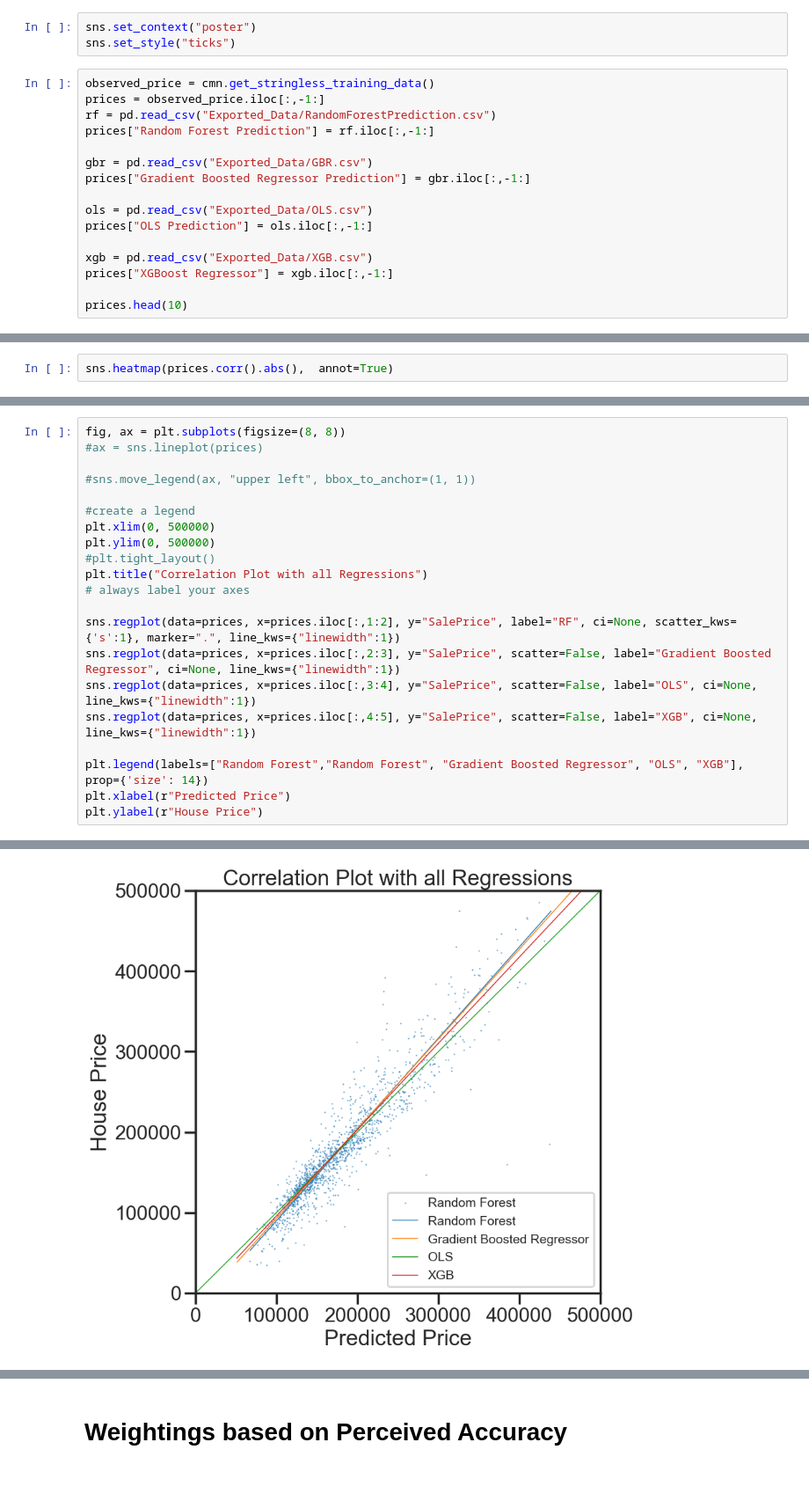
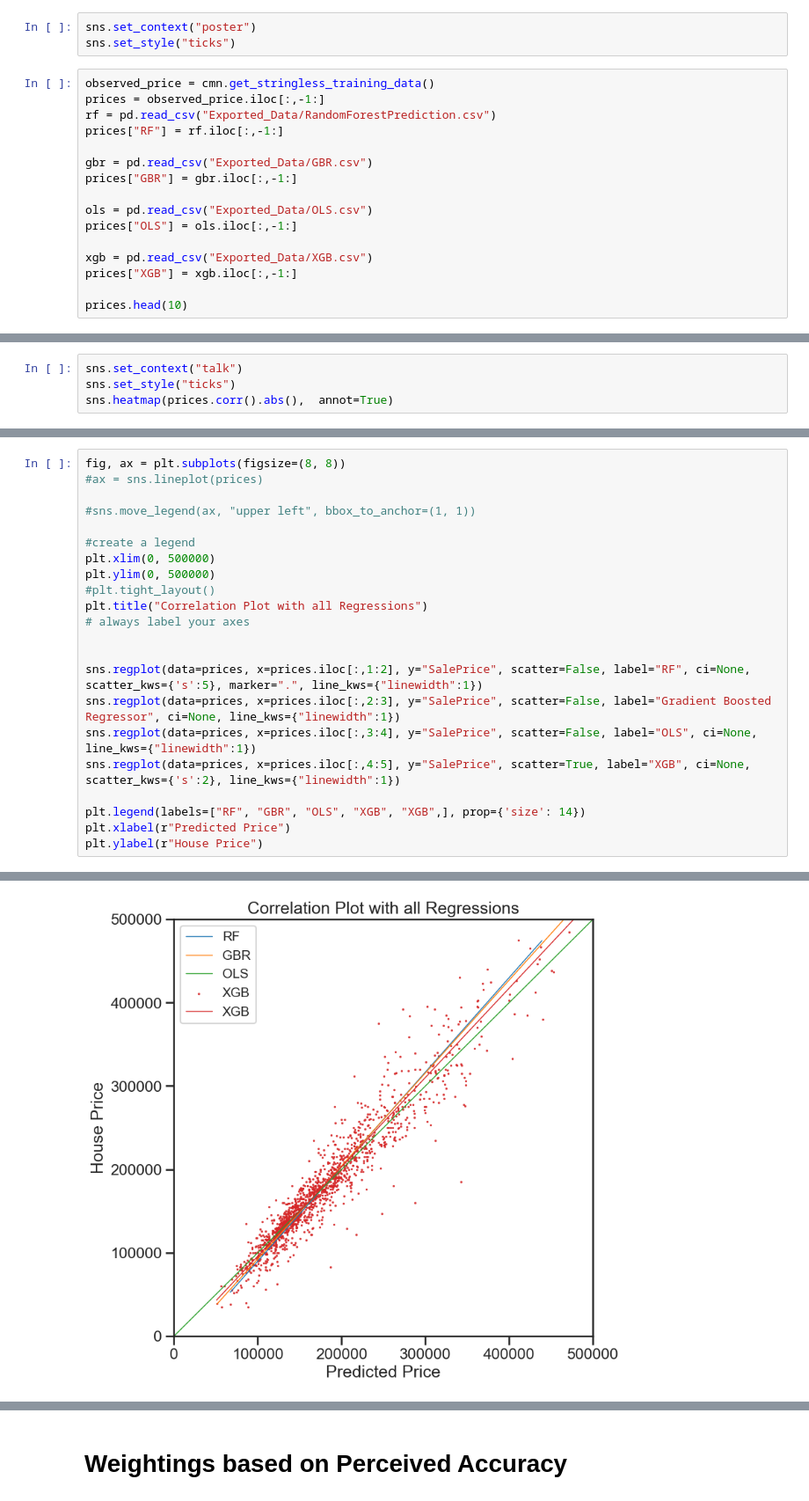
Before and after one commit to yummypugs/Data-Analytics-in-Business, a Jupyter notebook: 4.0.0 All graphs stacked.ipynb, the cells around one changed output, grey strips where cells are left out. Shown at 88% size. Drawn from its saved outputs; the diff is of its cells as text.

```diff
--- a/4.0.0 All graphs stacked.ipynb
+++ b/4.0.0 All graphs stacked.ipynb
@@ -20,16 +20,16 @@ sns.set_style("ticks")
 observed_price = cmn.get_stringless_training_data()
 prices = observed_price.iloc[:,-1:]
 rf = pd.read_csv("Exported_Data/RandomForestPrediction.csv")
-prices["Random Forest Prediction"] = rf.iloc[:,-1:]
+prices["RF"] = rf.iloc[:,-1:]
 
 gbr = pd.read_csv("Exported_Data/GBR.csv")
-prices["Gradient Boosted Regressor Prediction"] = gbr.iloc[:,-1:]
+prices["GBR"] = gbr.iloc[:,-1:]
 
 ols = pd.read_csv("Exported_Data/OLS.csv")
-prices["OLS Prediction"] = ols.iloc[:,-1:]
+prices["OLS"] = ols.iloc[:,-1:]
 
 xgb = pd.read_csv("Exported_Data/XGB.csv")
-prices["XGBoost Regressor"] = xgb.iloc[:,-1:]
+prices["XGB"] = xgb.iloc[:,-1:]
 
 prices.head(10)
 # %% [output]
@@ -45,6 +45,8 @@ prices.head(10)
 | 8 | 129900 | 164165.078550 | 163532.896148 | 189753.427301 | 166114.940 |
 | 9 | 118000 | 121912.664944 | 119945.073066 | 83918.353787 | 117998.414 |
 # %%
+sns.set_context("talk")
+sns.set_style("ticks")
 sns.heatmap(prices.corr().abs(),  annot=True)
 # %% [output]
 <AxesSubplot:>
@@ -70,24 +72,25 @@ sns.lineplot(data=prices)
 # %%
 fig, ax = plt.subplots(figsize=(8, 8))
 #ax = sns.lineplot(prices)
 
 #sns.move_legend(ax, "upper left", bbox_to_anchor=(1, 1))
 
 #create a legend
 plt.xlim(0, 500000)
 plt.ylim(0, 500000)
 #plt.tight_layout()
 plt.title("Correlation Plot with all Regressions")
 # always label your axes
 
-sns.regplot(data=prices, x=prices.iloc[:,1:2], y="SalePrice", label="RF", ci=None, scatter_kws={'s':1}, marker=".", line_kws={"linewidth":1})
+
+sns.regplot(data=prices, x=prices.iloc[:,1:2], y="SalePrice", scatter=False, label="RF", ci=None, scatter_kws={'s':5}, marker=".", line_kws={"linewidth":1})
 sns.regplot(data=prices, x=prices.iloc[:,2:3], y="SalePrice", scatter=False, label="Gradient Boosted Regressor", ci=None, line_kws={"linewidth":1})
 sns.regplot(data=prices, x=prices.iloc[:,3:4], y="SalePrice", scatter=False, label="OLS", ci=None, line_kws={"linewidth":1})
-sns.regplot(data=prices, x=prices.iloc[:,4:5], y="SalePrice", scatter=False, label="XGB", ci=None, line_kws={"linewidth":1})
+sns.regplot(data=prices, x=prices.iloc[:,4:5], y="SalePrice", scatter=True, label="XGB", ci=None, scatter_kws={'s':2}, line_kws={"linewidth":1})
 
-plt.legend(labels=["Random Forest","Random Forest", "Gradient Boosted Regressor", "OLS", "XGB"], prop={'size': 14})
+plt.legend(labels=["RF", "GBR", "OLS", "XGB", "XGB",], prop={'size': 14})
 plt.xlabel(r"Predicted Price")
 plt.ylabel(r"House Price")
 # %% [output]
 Text(0, 0.5, 'House Price')
-[figure, old version]
+[figure, new version]
```
Also changed, not shown: parts of 11 cells of this notebook, 5 other files.
